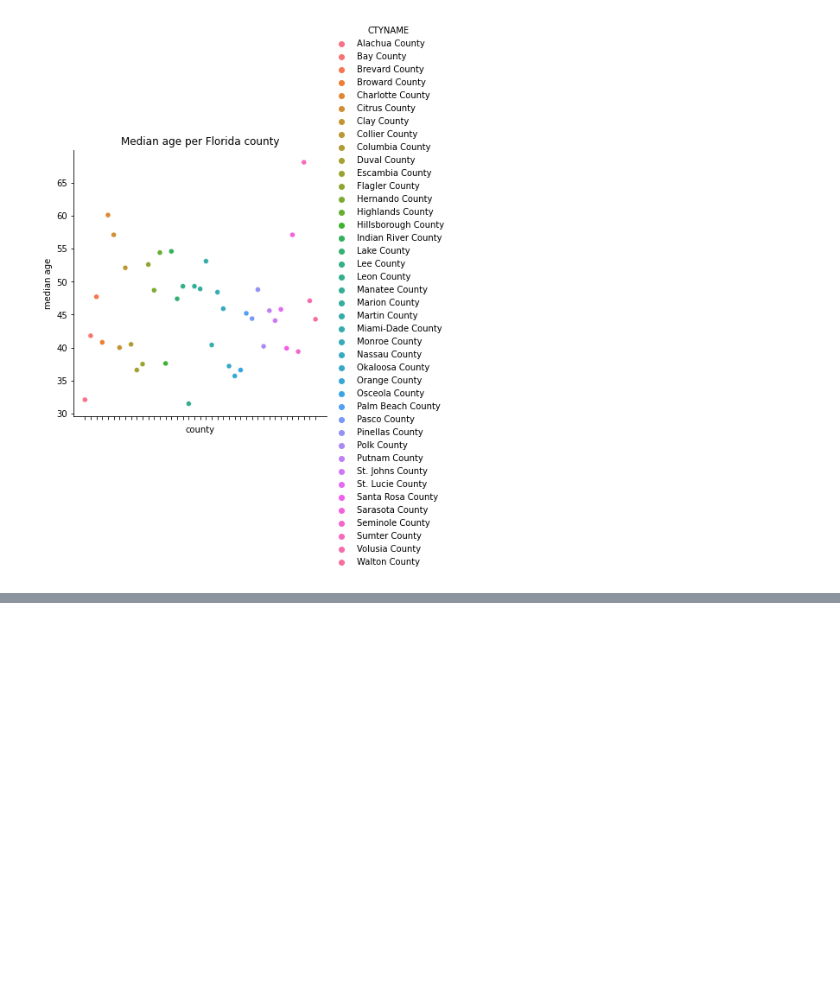
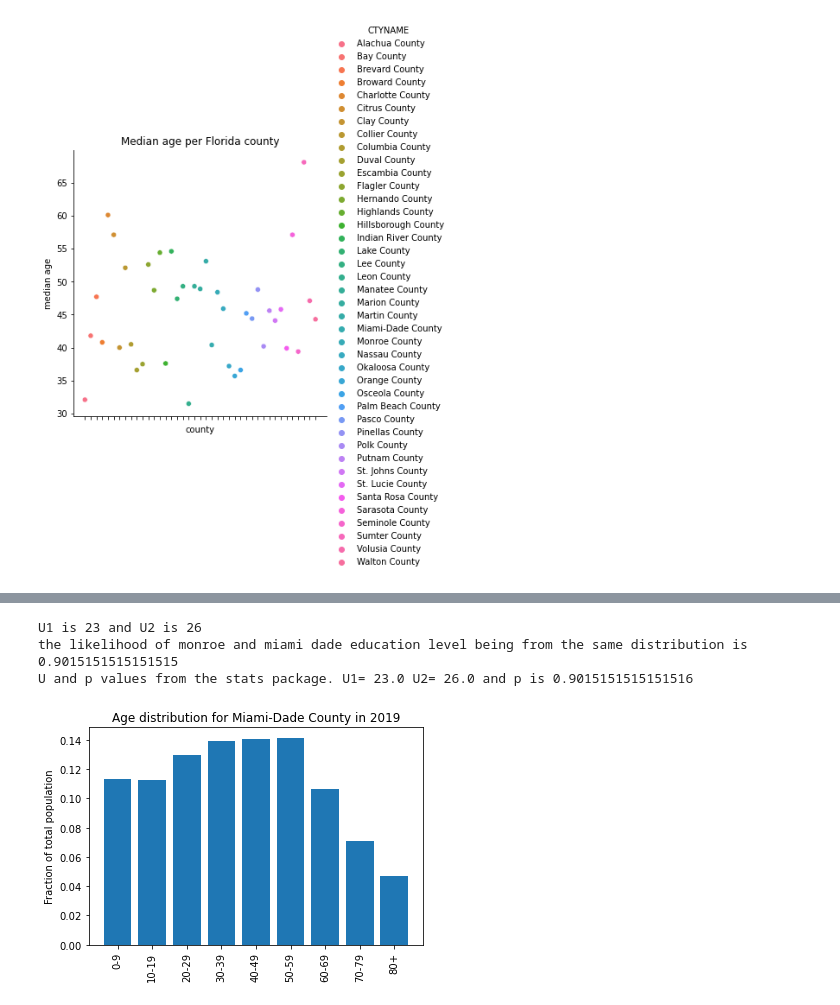
Before and after one commit to traceymoyston/Che2410_Project1, a Jupyter notebook: MoystonTracey_datavisulaisation.ipynb, the cells around one changed output, grey strips where cells are left out. Saved outputs shown, nothing was run; the diff lists cells and outputs as text; code cells hidden in the pictures; blank space fills up the shorter version.

```diff
--- a/MoystonTracey_datavisulaisation.ipynb
+++ b/MoystonTracey_datavisulaisation.ipynb
@@ -112,0 +187,58 @@ print(sum(mon_eddat))
+# %%
+#finding whether the following vectors come from the same distribution using the u statistic
+
+#vectors with the sample values
+
+
+
+u=[]; #initializing the empty list to place the wins inside
+
+for i in range(0,len(md_eddat)): #for loop iterating over the length of miami dade age data
+    wins=[1 for x in range(0,len(md_eddat)) if mon_eddat[i]>md_eddat[x]]; #loops over all elements of the county education level
+    #data. if the element in monroe is greater than the element in miami dade then a 1 is added to the list
+    u.append(sum(wins)); # adds the number of wins for each element in monroe to the list u
+
+u1=sum(u) #sums up the total number of wins for moroe over miami dade to get u1
+u2=(len(md_eddat)*len(mon_eddat))-sum(u) #finds u2 using the formula u1+u2= n1*n2
+
+
+#for the two sided p value, finds all u values less than the smaller u value (of u1 and u2) and all u values greater
+#than the larger u value (of u1 and u2). Divided by the total number of U values in the distribution
+
+if u1<u2:
+    p=(len([x for x in allcounts if x<=u1])+len([x for x in allcounts if x>=u2]))/len(allcounts)
+else:
+    p=(len([x for x in allcounts if x>=u1])+len([x for x in allcounts if x<=u2]))/len(allcounts)
+
+print("U1 is",u1,'and U2 is',u2)
+print("the likelihood of monroe and miami dade education level being from the same distribution is",p)
+
+print("U and p values from the stats package. U1=",stats.mannwhitneyu(mon_eddat,md_eddat)[0],"U2=",stats.mannwhitneyu(md_eddat,mon_eddat)[0],"and p is",stats.mannwhitneyu(mon_eddat,md_eddat)[1])
+# %% [output]
+U1 is 23 and U2 is 26
+the likelihood of monroe and miami dade education level being from the same distribution is 0.9015151515151515
+U and p values from the stats package. U1= 23.0 U2= 26.0 and p is 0.9015151515151516
+# %%
+# print(list(newdata2[newdata2['CTYNAME']=="Miami-Dade County"].index))
+# print(agedata2[agedata2['CTYNAME']=="Miami-Dade County"])
+
+#combines 2 age groups for each county and saves them as a fraction of the total county population to have 9 different
+#age groups in total
+mdage=[(agedata2[agedata2['CTYNAME']=="Miami-Dade County"].iloc[0,i]+agedata2[agedata2['CTYNAME']=="Miami-Dade County"].iloc[0,i+1])/agedata2[agedata2['CTYNAME']=="Miami-Dade County"].iloc[0,1] for i in range(3,len(list(agedata2[agedata2['CTYNAME']=="Miami-Dade County"].columns))-2,2)]
+# print(mdage)
+#print(len(mdage))
+monage= [(agedata2[agedata2['CTYNAME']=="Monroe County"].iloc[0,i]+agedata2[agedata2['CTYNAME']=="Monroe County"].iloc[0,i+1])/agedata2[agedata2['CTYNAME']=="Monroe County"].iloc[0,1] for i in range(3,len(list(agedata2[agedata2['CTYNAME']=="Monroe County"].columns))-2,2)]
+# print(sum(monage))
+
+#adds the age labels to a list
+agelabels=["0-9","10-19","20-29","30-39","40-49","50-59","60-69","70-79","80+"]
+
+#plots the age distribution for Miami Dade using the age data and the age labels
+plt.bar(agelabels,mdage)
+plt.xticks(rotation=90)
+plt.ylabel("Fraction of total population")
+plt.title("Age distribution for Miami-Dade County in 2019")
+
+plt.savefig('Miamidade_age.png',bbox_inches='tight')
+# %% [output]
+[figure, added]
```
Also changed, not shown: parts of 18 cells of this notebook.
